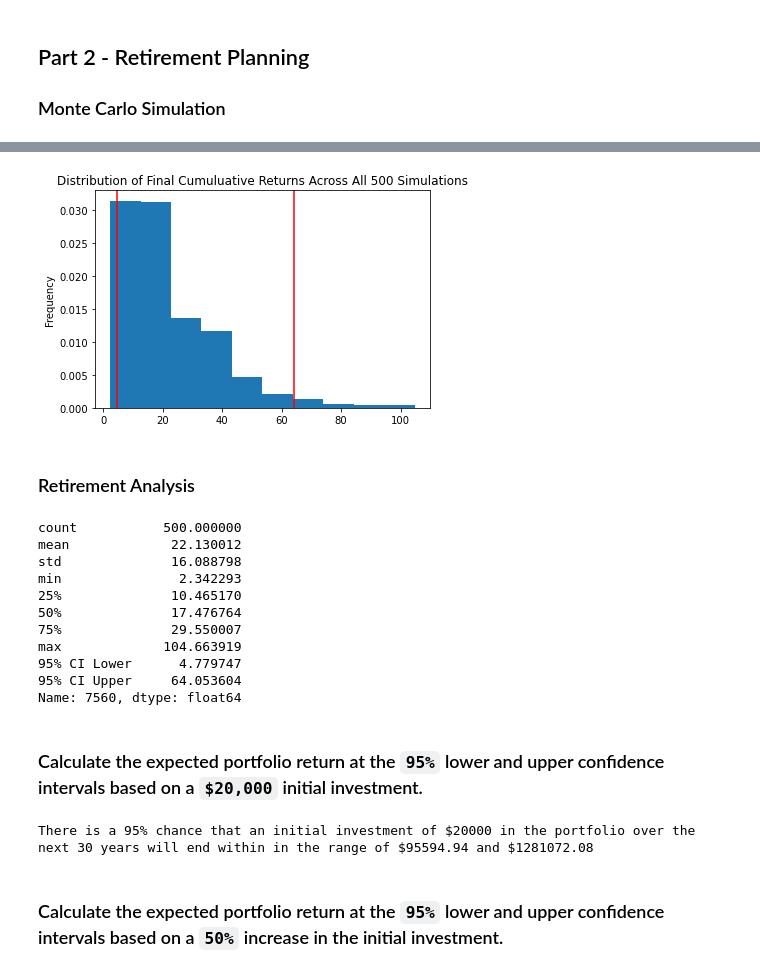
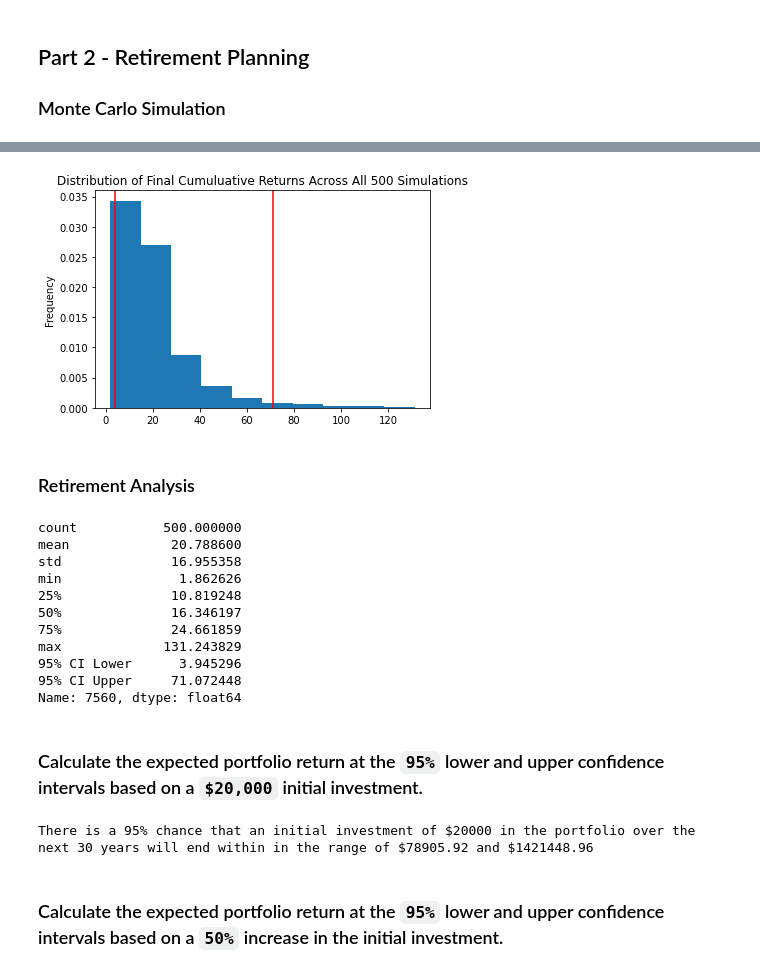
Before and after one commit to Satheeshbm/API_Assignment, a Jupyter notebook: Assignment/Main_assignment.ipynb, the cells around one changed output, grey strips where cells are left out. Drawn from its saved outputs; the diff is of its cells as text; code cells hidden in the pictures.

Commit message:
Financial Planning & MC_Simulation Completed

```diff
--- a/Assignment/Main_assignment.ipynb
+++ b/Assignment/Main_assignment.ipynb
@@ -177,12 +178,18 @@ Congratulations! You have enough money in your emergency fund
 # %%
 # Set start and end dates of five years back from today.
 # Sample results may vary from the solution based on the time frame chosen
-start_date = pd.Timestamp('2016-05-01', tz='America/New_York').isoformat()
-end_date = pd.Timestamp('2021-05-01', tz='America/New_York').isoformat()
+start_date = pd.Timestamp('2016-12-05', tz='America/New_York').isoformat()
+end_date = pd.Timestamp('2021-12-05', tz='America/New_York').isoformat()
 # %%
 # Get 5 years' worth of historical data for SPY and AGG
 # (use a limit=1000 parameter to call the most recent 1000 days of data)
-# YOUR CODE HERE!
+df_stock_data = api.get_barset(
+    tickers,
+    timeframe,
+    start = start_date,
+    end = end_date,
+    limit = 1000
+).df
 
 # Display sample data
 df_stock_data.head()
@@ -198,3 +205,8 @@ df_stock_data.head()
 # %%
 # Configuring a Monte Carlo simulation to forecast 30 years cumulative returns
-# YOUR CODE HERE!
+MC_30_yrs = MCSimulation(portfolio_data = df_stock_data,
+    weights = [0.40, 0.60],
+    num_simulation = 500,
+    num_trading_days = 252*30
+)
+MC_30_yrs.portfolio_data.head()
@@ -252,27 +274,27 @@ Running Monte Carlo simulation number 490.
 # %%
 # Plot probability distribution and confidence intervals
-# YOUR CODE HERE!
+dist_plot = MC_30_yrs.plot_distribution()
+dist_plot.get_figure().savefig('MC_30yr_dist_plot.png',bbox_inches='tight')
 # %% [output]
-[figure, old version]
+[figure, new version]
 # %% [markdown]
 ### Retirement Analysis
 # %%
 # Fetch summary statistics from the Monte Carlo simulation results
-# YOUR CODE HERE!
-
+Summ_Stats = MC_30_yrs.summarize_cumulative_return()
 # Print summary statistics
-# YOUR CODE HERE!
+print(Summ_Stats)
 # %% [output]
 count           500.000000
-mean             22.130012
-std              16.088798
-min               2.342293
-25%              10.465170
-50%              17.476764
-75%              29.550007
-max             104.663919
-95% CI Lower      4.779747
-95% CI Upper     64.053604
+mean             20.788600
+std              16.955358
+min               1.862626
+25%              10.819248
+50%              16.346197
+75%              24.661859
+max             131.243829
+95% CI Lower      3.945296
+95% CI Upper     71.072448
 Name: 7560, dtype: float64
 # %% [markdown]
 ### Calculate the expected portfolio return at the `95%` lower and upper confidence intervals based on a `$20,000` initial investment.
@@ -281,14 +303,14 @@ Name: 7560, dtype: float64
 initial_investment = 20000
 
 # Use the lower and upper `95%` confidence intervals to calculate the range of the possible outcomes of our $20,000
-# YOUR CODE HERE!
-
+Lower = round(Summ_Stats[8]*initial_investment,2)
+Upper = round(Summ_Stats[9]*initial_investment,2)
 # Print results
 print(f"There is a 95% chance that an initial investment of ${initial_investment} in the portfolio"
       f" over the next 30 years will end within in the range of"
-      f" ${ci_lower} and ${ci_upper}")
+      f" ${Lower} and ${Upper}")
 # %% [output]
-There is a 95% chance that an initial investment of $20000 in the portfolio over the next 30 years will end within in the range of $95594.94 and $1281072.08
+There is a 95% chance that an initial investment of $20000 in the portfolio over the next 30 years will end within in the range of $78905.92 and $1421448.96
 # %% [markdown]
 ### Calculate the expected portfolio return at the `95%` lower and upper confidence intervals based on a `50%` increase in the initial investment.
 # %%
```
Also changed, not shown: parts of 11 cells of this notebook, 3 other files.
